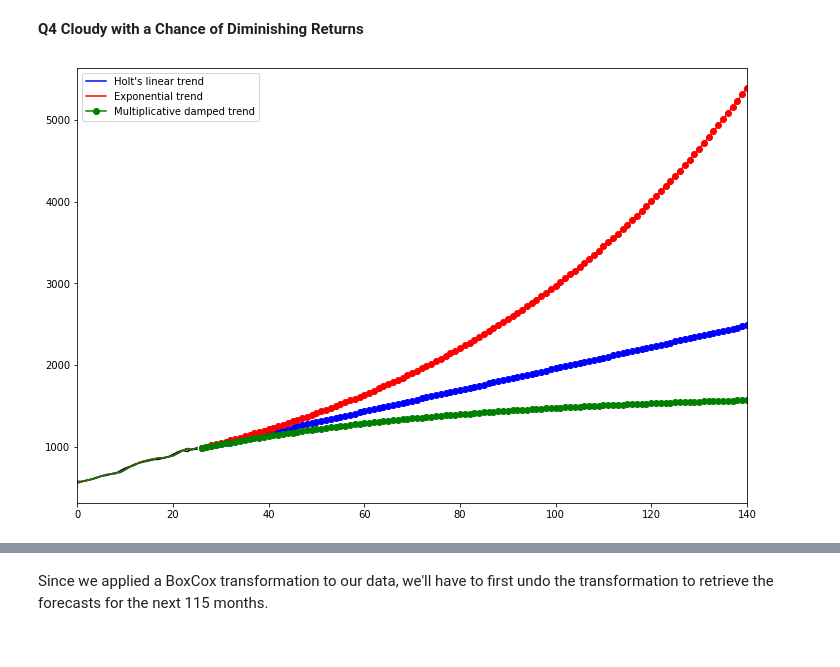
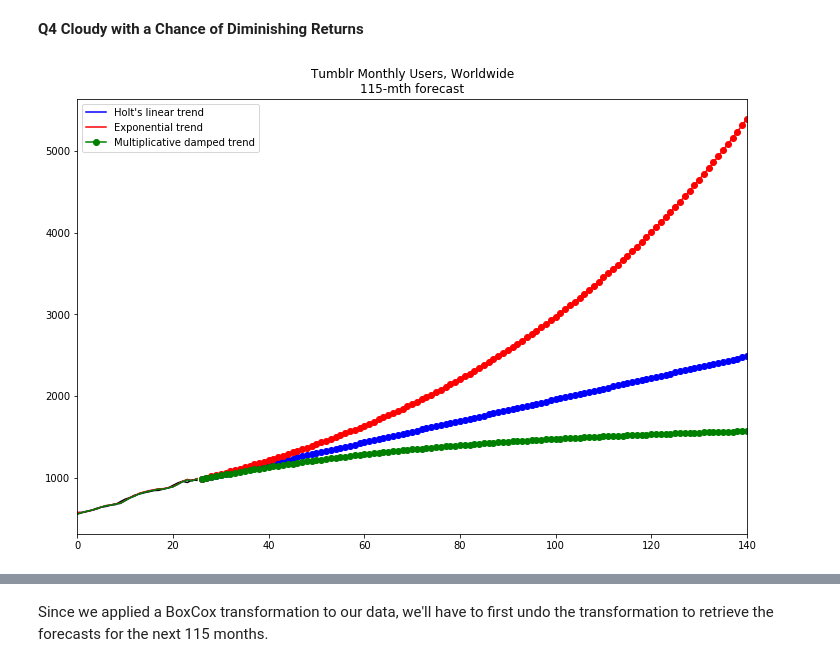
Before and after one commit to harizhisham/yahoo-tumblr, a Jupyter notebook: tumblr-acquistion-sol.ipynb, the cells around one changed output, grey strips where cells are left out. Saved outputs shown, nothing was run; the diff lists cells and outputs as text; code cells hidden in the pictures.

```diff
--- a/tumblr-acquistion-sol.ipynb
+++ b/tumblr-acquistion-sol.ipynb
@@ -295,22 +296,23 @@ __Q4 Cloudy with a Chance of Diminishing Returns__
 # %%
 fit1 = Holt(y2).fit(smoothing_level=0.8, smoothing_slope=0.2, optimized=False)
 fcast1 = fit1.forecast(115).rename("Holt's linear trend")
 fit2 = Holt(y2, exponential=True).fit(smoothing_level=0.8, smoothing_slope=0.2, optimized=False)
 fcast2 = fit2.forecast(115).rename("Exponential trend")
 fit3 = Holt(y2, exponential=False, damped=True).fit(smoothing_level=0.8, smoothing_slope=0.2)
 fcast3 = fit3.forecast(115).rename("Multiplicative damped trend")
 
 ax = y2.plot(color="black", figsize=(12,8))
 fit1.fittedvalues.plot(ax=ax, color='blue')
 fcast1.plot(ax=ax, color='blue', marker="o", legend=True)
 fit2.fittedvalues.plot(ax=ax, color='red')
 fcast2.plot(ax=ax, color='red', marker="o", legend=True)
 fit3.fittedvalues.plot(ax=ax, color='green')
 fcast3.plot(ax=ax, color='green', marker="o", legend=True)
 
+plt.title('Tumblr Monthly Users, Worldwide\n115-mth forecast')
 plt.show()
 # %% [output]
-[figure, old version]
+[figure, new version]
 # %% [markdown]
 Outstanding. Why didn't they teach us this math in high school?
 
```
Also changed, not shown: parts of 2 cells of this notebook.
